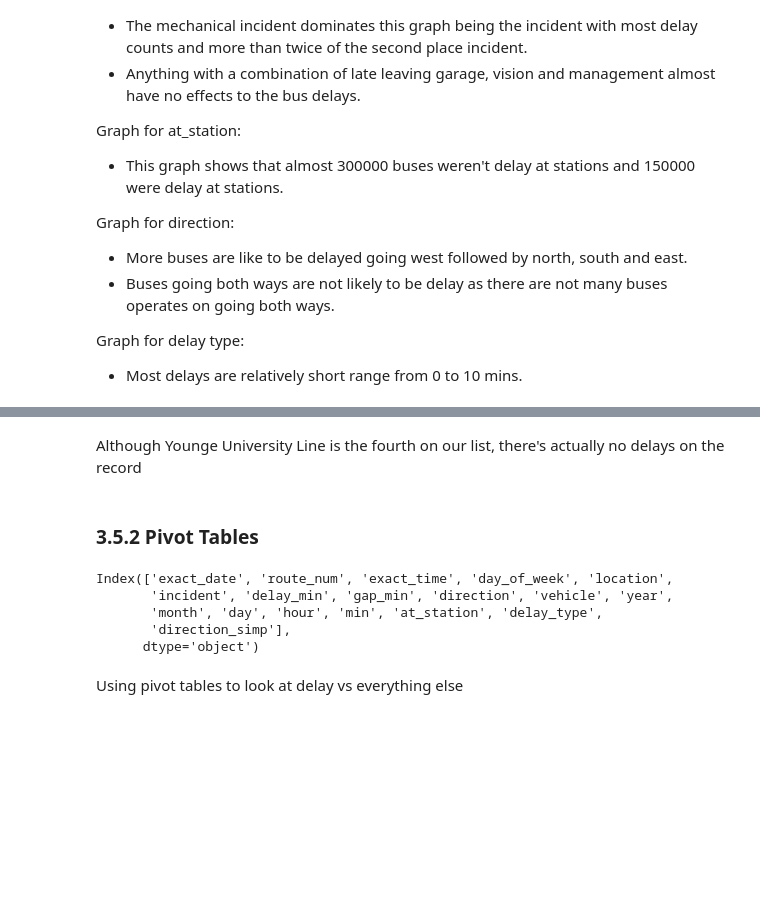
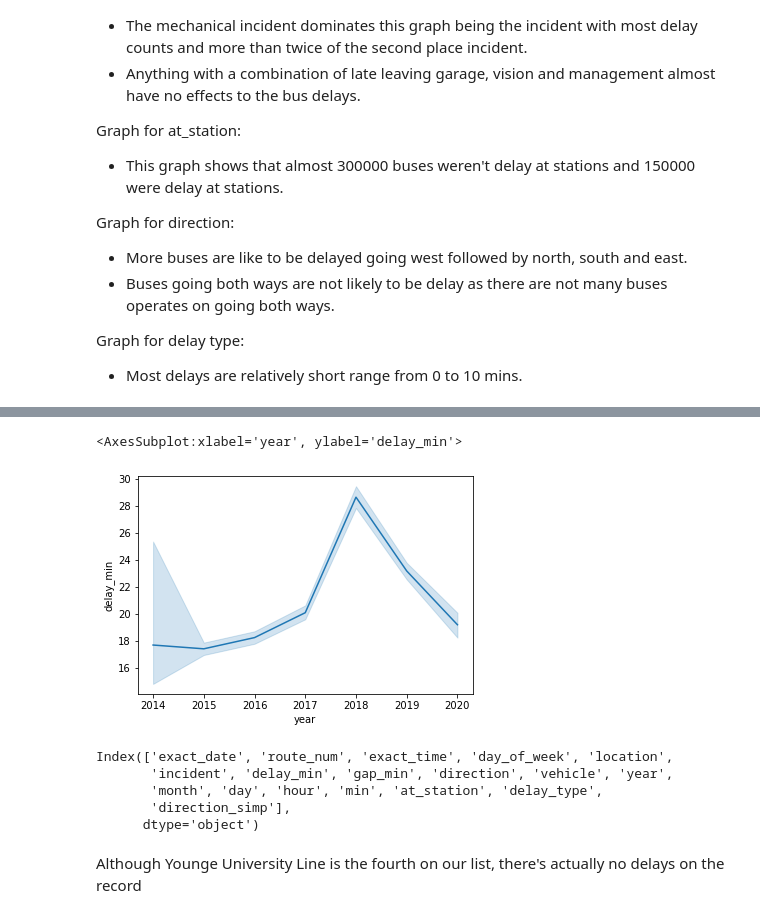
Before and after one commit to JasonYao3/TTC_transit_delay_proj, a Jupyter notebook: 3.Bus EDA.ipynb, the cells around one changed output, grey strips where cells are left out. Drawn from its saved outputs; the diff is of its cells as text; code cells hidden in the pictures; blank space fills up the shorter version.

```diff
--- a/3.Bus EDA.ipynb
+++ b/3.Bus EDA.ipynb
@@ -335,14 +359,15 @@ ax.set_title("Bus Incident Location");
+# %%
+sns.lineplot(data=bus_df, x="year", y="delay_min")
+# %% [output]
+<AxesSubplot:xlabel='year', ylabel='delay_min'>
+[figure, added]
+# %%
+bus_df.columns
+# %% [output]
+Index(['exact_date', 'route_num', 'exact_time', 'day_of_week', 'location',
+       'incident', 'delay_min', 'gap_min', 'direction', 'vehicle', 'year',
+       'month', 'day', 'hour', 'min', 'at_station', 'delay_type',
+       'direction_simp'],
+      dtype='object')
 # %% [markdown]
 Although Younge University Line is the fourth on our list, there's actually no delays on the record
-# %% [markdown]
-### 3.5.2 Pivot Tables
-# %%
-bus_df.columns
-# %% [output]
-Index(['exact_date', 'route_num', 'exact_time', 'day_of_week', 'location',
-       'incident', 'delay_min', 'gap_min', 'direction', 'vehicle', 'year',
-       'month', 'day', 'hour', 'min', 'at_station', 'delay_type',
-       'direction_simp'],
-      dtype='object')
-# %% [markdown]
-Using pivot tables to look at delay vs everything else
```
Also changed, not shown: parts of 19 cells of this notebook, 6 other files.
